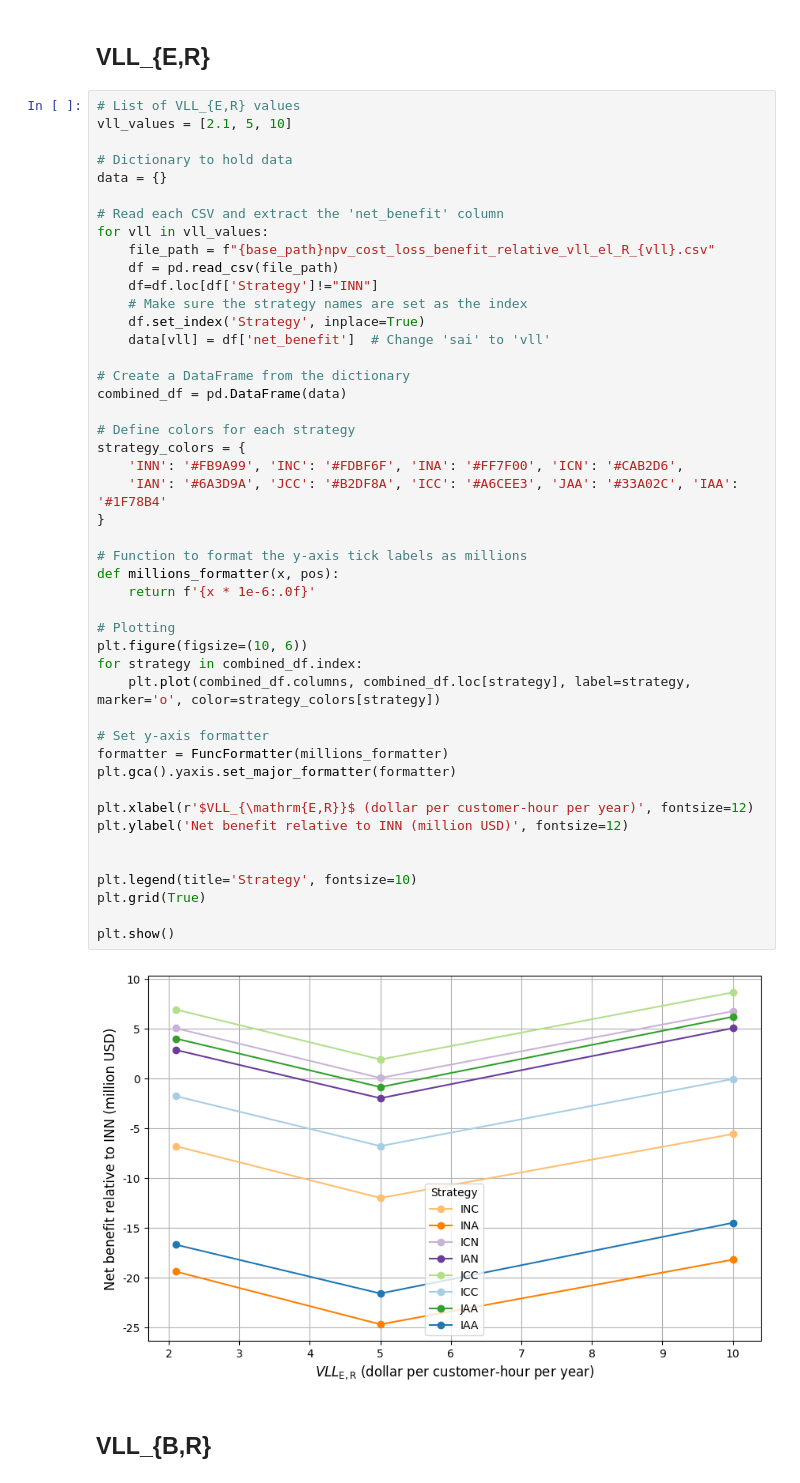
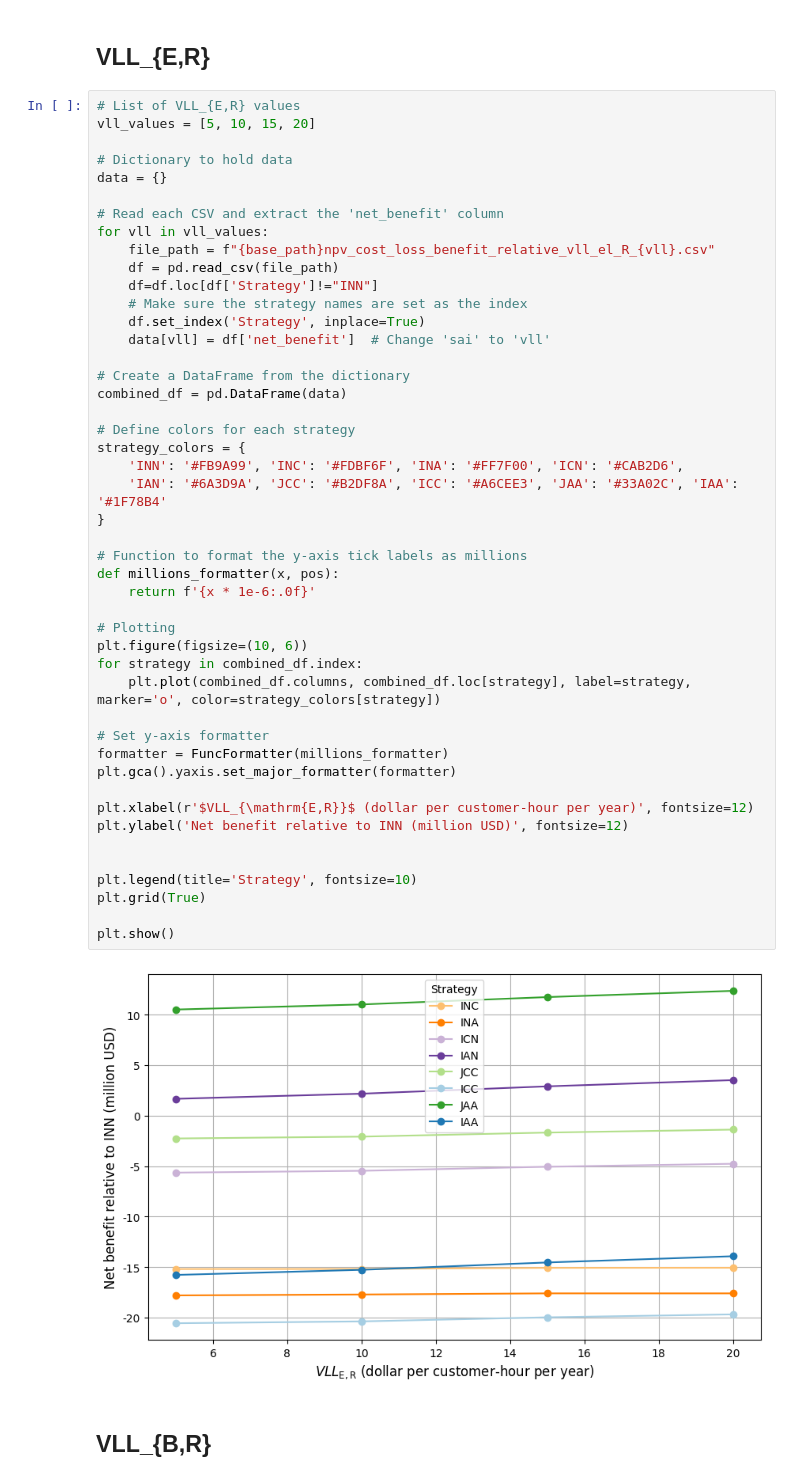
Before and after one commit to narslab/project-groundwork, a Jupyter notebook: bin/jupyter/sensivity-for-all-strategies-relative-net-benefit.ipynb, the cells around one changed output. Saved outputs shown, nothing was run; the diff lists cells and outputs as text.

```diff
--- a/bin/jupyter/sensivity-for-all-strategies-relative-net-benefit.ipynb
+++ b/bin/jupyter/sensivity-for-all-strategies-relative-net-benefit.ipynb
@@ -63,7 +63,7 @@ plt.show()
 ## VLL_{E,R}
 # %%
 # List of VLL_{E,R} values
-vll_values = [2.1, 5, 10]
+vll_values = [5, 10, 15, 20]
 
 # Dictionary to hold data
 data = {}
@@ -81,34 +81,34 @@ for vll in vll_values:
 combined_df = pd.DataFrame(data)
 
 # Define colors for each strategy
 strategy_colors = {
     'INN': '#FB9A99', 'INC': '#FDBF6F', 'INA': '#FF7F00', 'ICN': '#CAB2D6',
     'IAN': '#6A3D9A', 'JCC': '#B2DF8A', 'ICC': '#A6CEE3', 'JAA': '#33A02C', 'IAA': '#1F78B4'
 }
 
 # Function to format the y-axis tick labels as millions
 def millions_formatter(x, pos):
     return f'{x * 1e-6:.0f}'
 
 # Plotting
 plt.figure(figsize=(10, 6))
 for strategy in combined_df.index:
     plt.plot(combined_df.columns, combined_df.loc[strategy], label=strategy, marker='o', color=strategy_colors[strategy])
 
 # Set y-axis formatter
 formatter = FuncFormatter(millions_formatter)
 plt.gca().yaxis.set_major_formatter(formatter)
 
 plt.xlabel(r'$VLL_{\mathrm{E,R}}$ (dollar per customer-hour per year)', fontsize=12)
 plt.ylabel('Net benefit relative to INN (million USD)', fontsize=12)
 
 
 plt.legend(title='Strategy', fontsize=10)
 plt.grid(True)
 
 plt.show()
 # %% [output]
-[figure, old version]
+[figure, new version]
 # %% [markdown]
 ## VLL_{B,R}
 # %%
```
Also changed, not shown: parts of 1 cell of this notebook, 5 other files.
